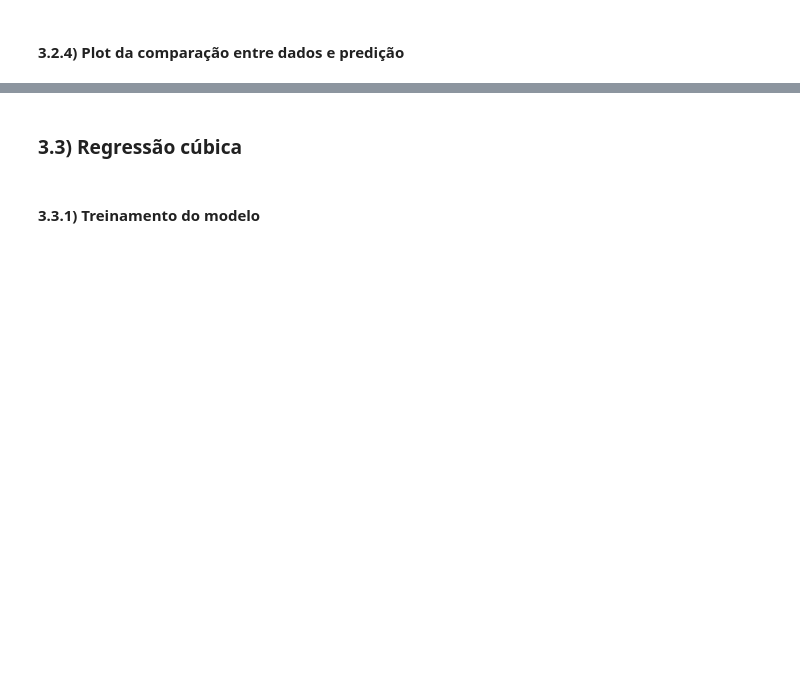
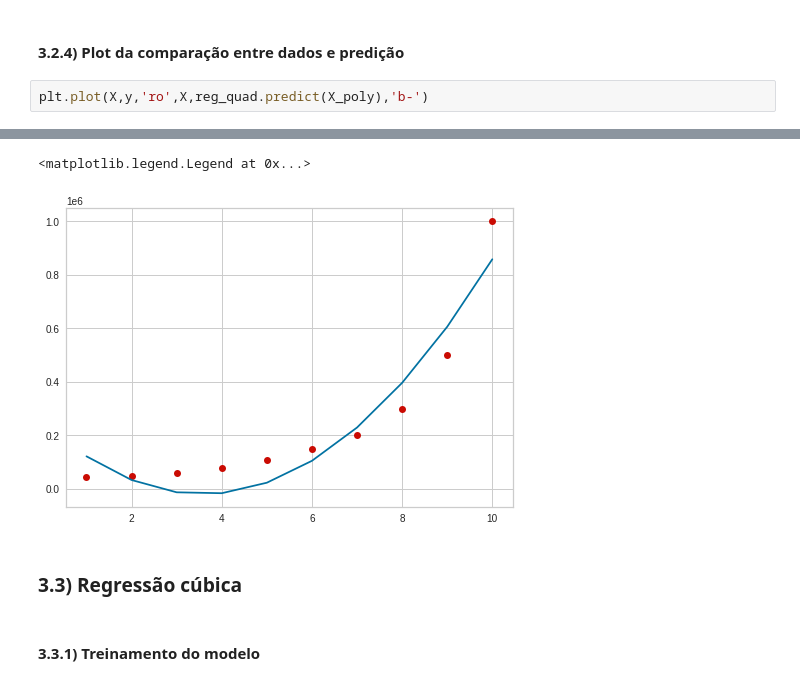
Before and after one commit to martinmedice/Learning_Data_Science, a Jupyter notebook: Aplicação_Regressão_Não_Linear.ipynb, the cells around one changed output, grey strips where cells are left out. Saved outputs shown, nothing was run; the diff lists cells and outputs as text; blank space fills up the shorter version.

```diff
--- a/Aplicação_Regressão_Não_Linear.ipynb
+++ b/Aplicação_Regressão_Não_Linear.ipynb
@@ -99,2 +126,5 @@ plt.plot(X, y, 'ro', X,reg_lin.predict(X), 'b--')
 # %% [markdown]
 #### 3.2.4) Plot da comparação entre dados e predição
+# %%
+plt.plot(X,y,'ro',X,reg_quad.predict(X_poly),'b-')
+# %% [output]
@@ -101,3 +132,5 @@ plt.plot(X, y, 'ro', X,reg_lin.predict(X), 'b--')
+<matplotlib.legend.Legend at 0x...>
+[figure, added]
 # %% [markdown]
 ### 3.3) Regressão cúbica
 # %% [markdown]
```
Also changed, not shown: parts of 13 cells of this notebook.
